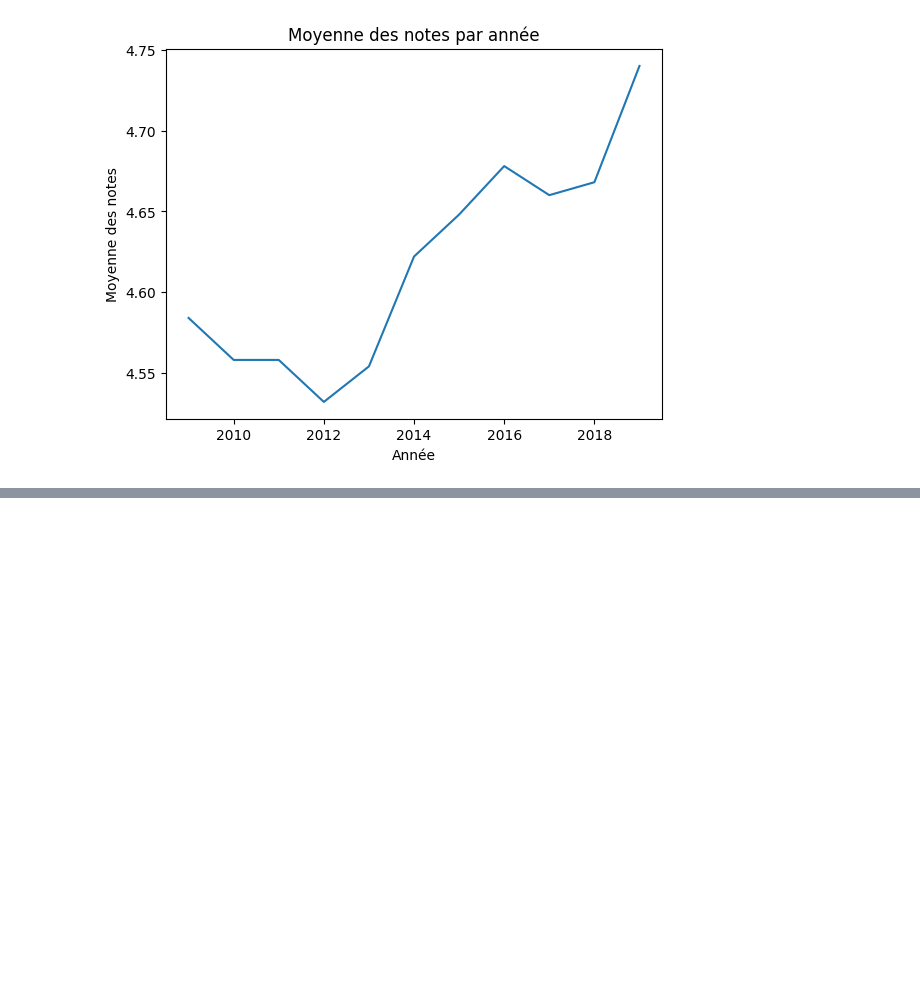
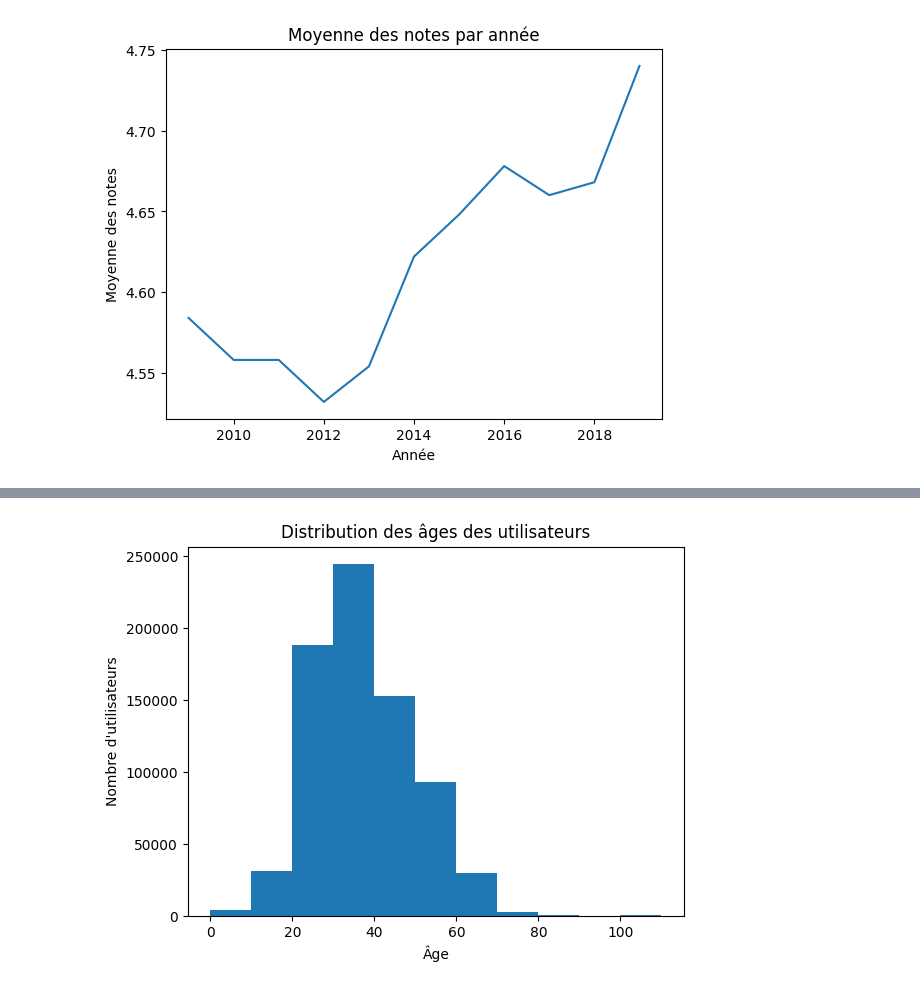
Before and after one commit to Quentin-bp/Ynov_B3_Data_BookStoryTelling, a Jupyter notebook: projetData.ipynb, the cells around one changed output, grey strips where cells are left out. Cells and saved outputs as stored; diff of their text form; code cells hidden in the pictures; blank space fills up the shorter version.

```diff
--- a/projetData.ipynb
+++ b/projetData.ipynb
@@ -143,0 +232,12 @@ KeyError: 'Year'
+# %%
+# Chargement des données à partir d'un fichier CSV
+books_df = pd.read_csv(r'C:\Users\User\Downloads\projetData/1Books.csv')
+users_df = pd.read_csv(r'C:\Users\User\Downloads\projetData/1Users.csv')
+ratings_df = pd.read_csv(r'C:\Users\User\Downloads\projetData/1Ratings.csv')
+
+# Fusionner les datasets
+merged_df = pd.merge(ratings_df, books_df, on='ISBN')
+merged_df = pd.merge(merged_df, users_df, on='User-ID')
+
+# Afficher le nouveau dataset fusionné
+print(merged_df.head())
@@ -143,0 +262,14 @@ KeyError: 'Year'
+# %%
+import matplotlib.pyplot as plt
+
+# Supprimer les valeurs NaN
+merged_df = merged_df.dropna()
+
+# Tracer un histogramme de la distribution des âges
+plt.hist(merged_df['Age'], bins=range(0, 120, 10))
+plt.xlabel('Âge')
+plt.ylabel('Nombre d\'utilisateurs')
+plt.title('Distribution des âges des utilisateurs')
+plt.show()
+# %% [output]
+[figure, added]
```
Also changed, not shown: parts of 24 cells of this notebook.
